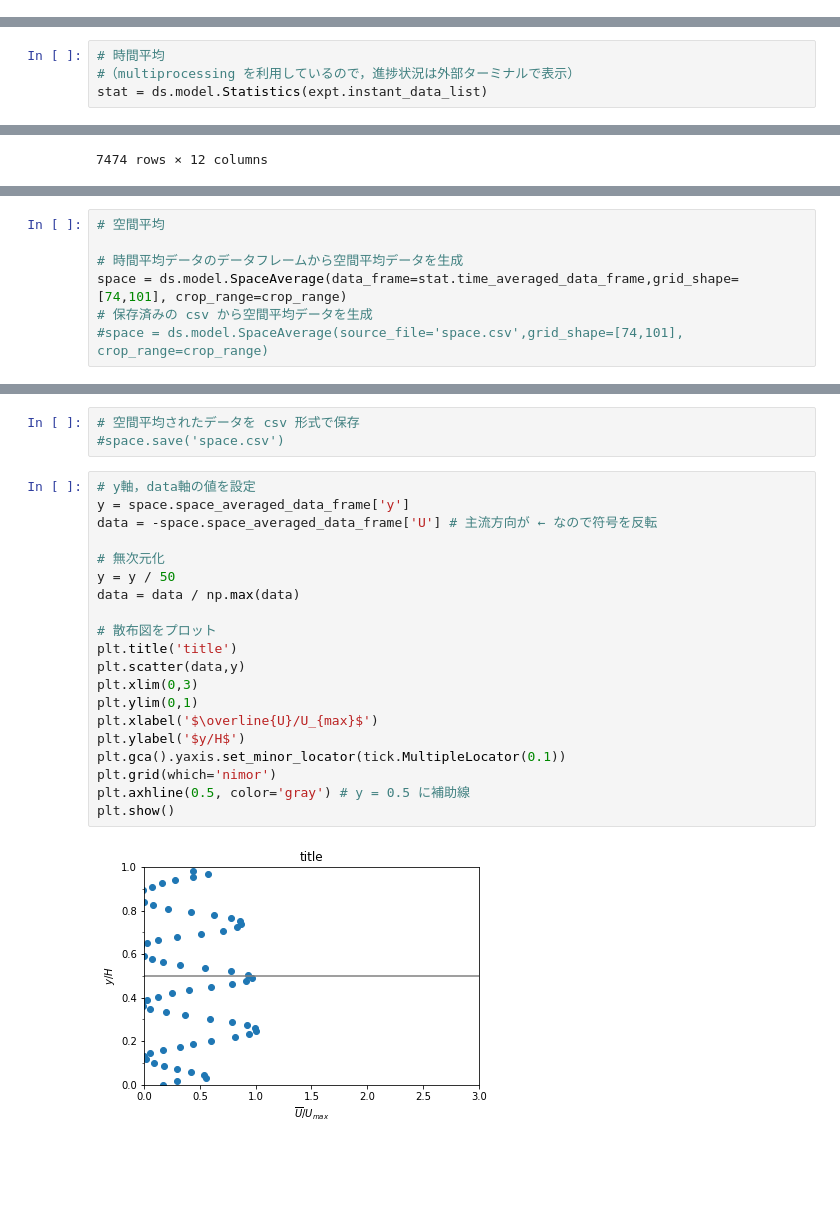
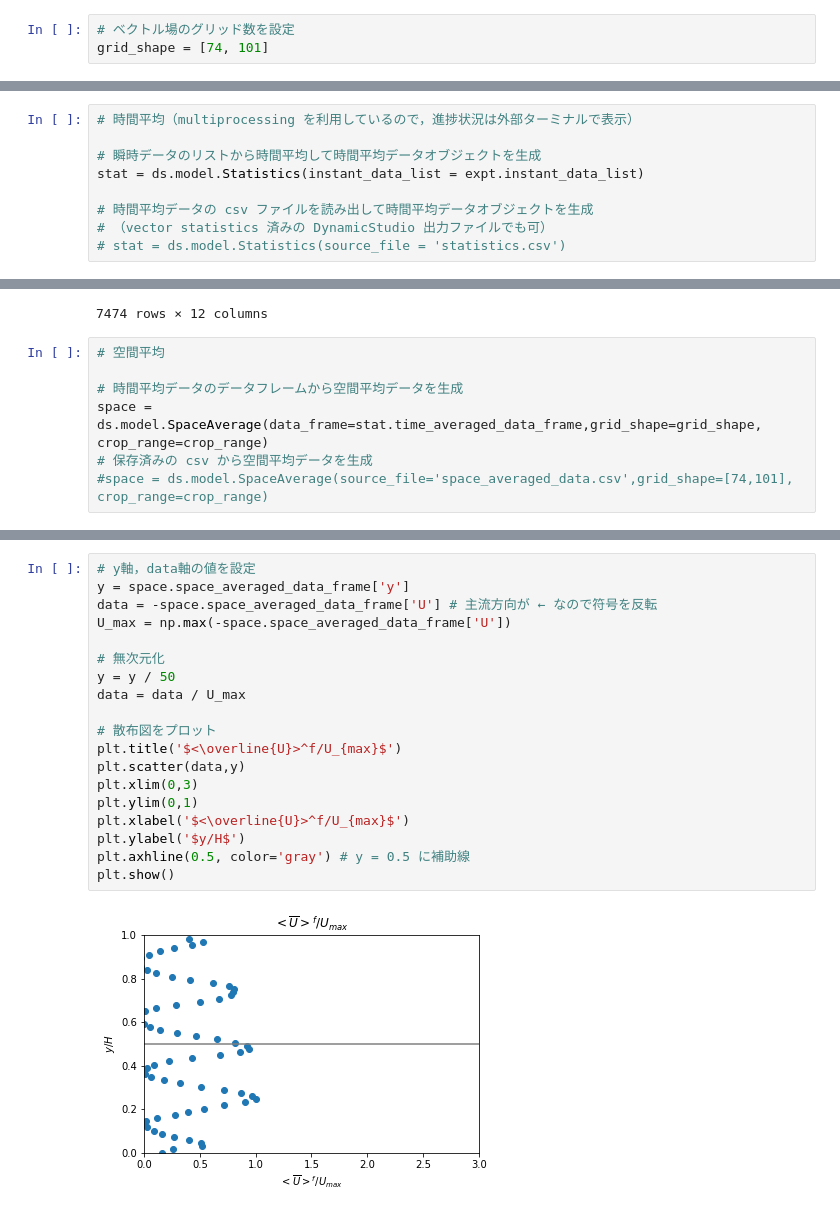
Before and after one commit to htlab-opu/dynamicstorm, a Jupyter notebook: examples/example01.ipynb, the cells around one changed output, grey strips where cells are left out. Drawn from its saved outputs; the diff is of its cells as text; blank space fills up the shorter version.

```diff
--- a/examples/example01.ipynb
+++ b/examples/example01.ipynb
@@ -12,6 +41,9 @@ expt = ds.model.ExptSet('expt_instant_data_sample')
 # クロップ範囲を設定（マスキングがかかっていない範囲[mm]）
 # [x_min, x_max, y_min, y_max], クロップしない値は '' で埋める
 crop_range = [14.50, 68.29, 2.08, 51.85]
+# %%
+# ベクトル場のグリッド数を設定
+grid_shape = [74, 101]
 # %%
 # 誤ベクトル数の例を表示（フィルタリング前）
 expt.incorrect_vector_example(100)
@@ -33,7 +65,12 @@ expt.incorrect_vector_example(100)
 # %%
-# 時間平均
-#（multiprocessing を利用しているので，進捗状況は外部ターミナルで表示）
-stat = ds.model.Statistics(expt.instant_data_list)
+# 時間平均（multiprocessing を利用しているので，進捗状況は外部ターミナルで表示）
+
+# 瞬時データのリストから時間平均して時間平均データオブジェクトを生成
+stat = ds.model.Statistics(instant_data_list = expt.instant_data_list)
+
+# 時間平均データの csv ファイルを読み出して時間平均データオブジェクトを生成
+# （vector statistics 済みの DynamicStudio 出力ファイルでも可）
+# stat = ds.model.Statistics(source_file = 'statistics.csv')
 # %% [output]
 Time averaging...
 Finish!
@@ -60,4 +100,11 @@ stat.time_averaged_data_frame
 | 7472 | 72.244806 | 53.455285 | 0.0 | 0.0 | 0.0 | 0.0 | 0.0 | 0.0 | ... |
 | 7473 | 72.967480 | 53.455285 | 0.0 | 0.0 | 0.0 | 0.0 | 0.0 | 0.0 | ... |
 7474 rows × 12 columns
+# %%
+# 空間平均
+
+# 時間平均データのデータフレームから空間平均データを生成
+space = ds.model.SpaceAverage(data_frame=stat.time_averaged_data_frame,grid_shape=grid_shape, crop_range=crop_range)
+# 保存済みの csv から空間平均データを生成
+#space = ds.model.SpaceAverage(source_file='space_averaged_data.csv',grid_shape=[74,101], crop_range=crop_range)
 # %%
@@ -126,10 +113,3 @@ plt.show()
-# %%
-# 空間平均
-
-# 時間平均データのデータフレームから空間平均データを生成
-space = ds.model.SpaceAverage(data_frame=stat.time_averaged_data_frame,grid_shape=[74,101], crop_range=crop_range)
-# 保存済みの csv から空間平均データを生成
-#space = ds.model.SpaceAverage(source_file='space.csv',grid_shape=[74,101], crop_range=crop_range)
 # %%
 # 空間平均データフレーム
 space.space_averaged_data_frame
@@ -154,26 +134,22 @@ space.space_averaged_data_frame
 69 rows × 11 columns
-# %%
-# 空間平均されたデータを csv 形式で保存
-#space.save('space.csv')
 # %%
 # y軸，data軸の値を設定
 y = space.space_averaged_data_frame['y']
 data = -space.space_averaged_data_frame['U'] # 主流方向が ← なので符号を反転
+U_max = np.max(-space.space_averaged_data_frame['U'])
 
 # 無次元化
 y = y / 50
-data = data / np.max(data)
+data = data / U_max
 
 # 散布図をプロット
-plt.title('title')
+plt.title('$<\overline{U}>^f/U_{max}$')
 plt.scatter(data,y)
 plt.xlim(0,3)
 plt.ylim(0,1)
-plt.xlabel('$\overline{U}/U_{max}$')
+plt.xlabel('$<\overline{U}>^f/U_{max}$')
 plt.ylabel('$y/H$')
-plt.gca().yaxis.set_minor_locator(tick.MultipleLocator(0.1))
-plt.grid(which='nimor')
 plt.axhline(0.5, color='gray') # y = 0.5 に補助線
 plt.show()
 # %% [output]
-[figure, old version]
+[figure, new version]
```
Also changed, not shown: parts of 12 cells of this notebook, 2 other files.
